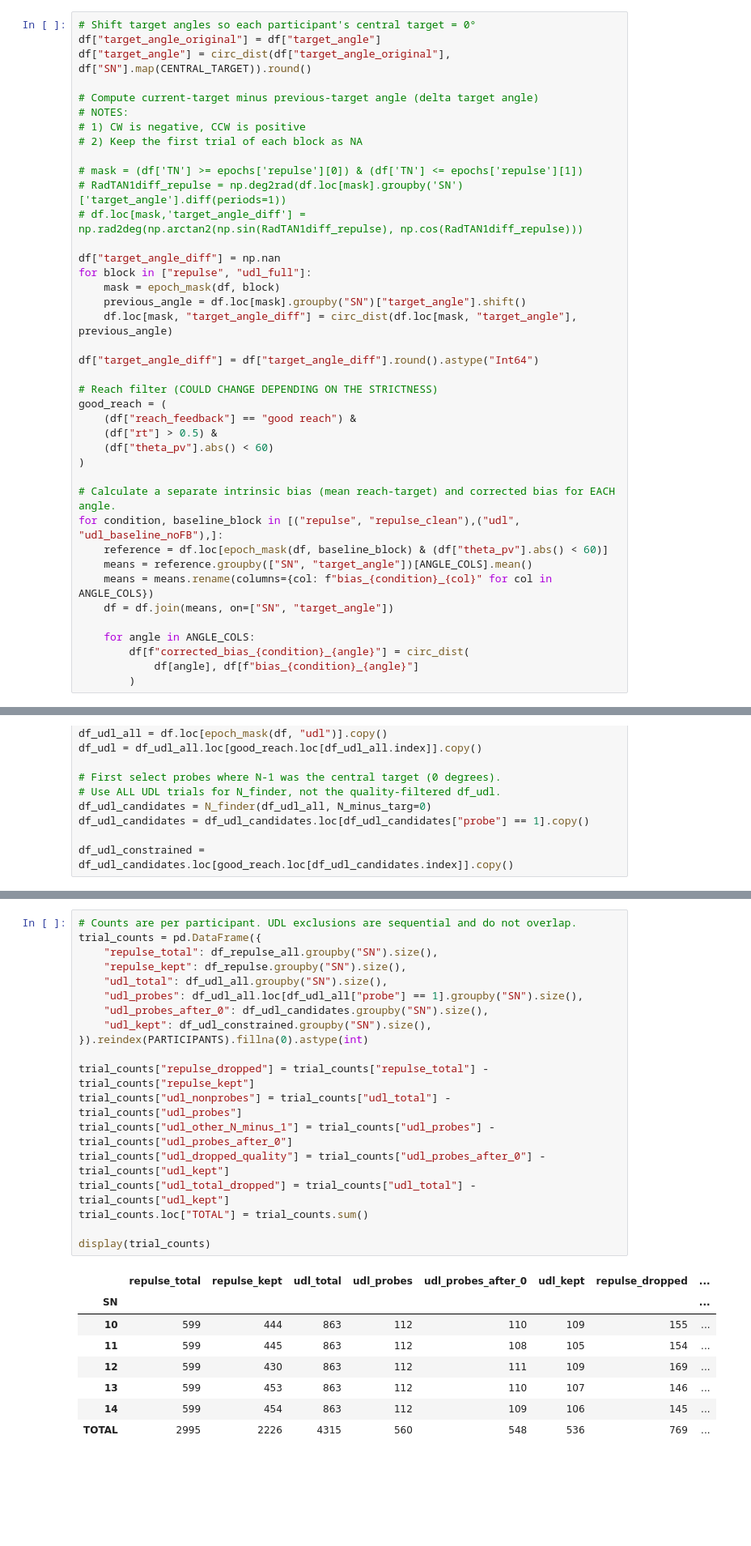
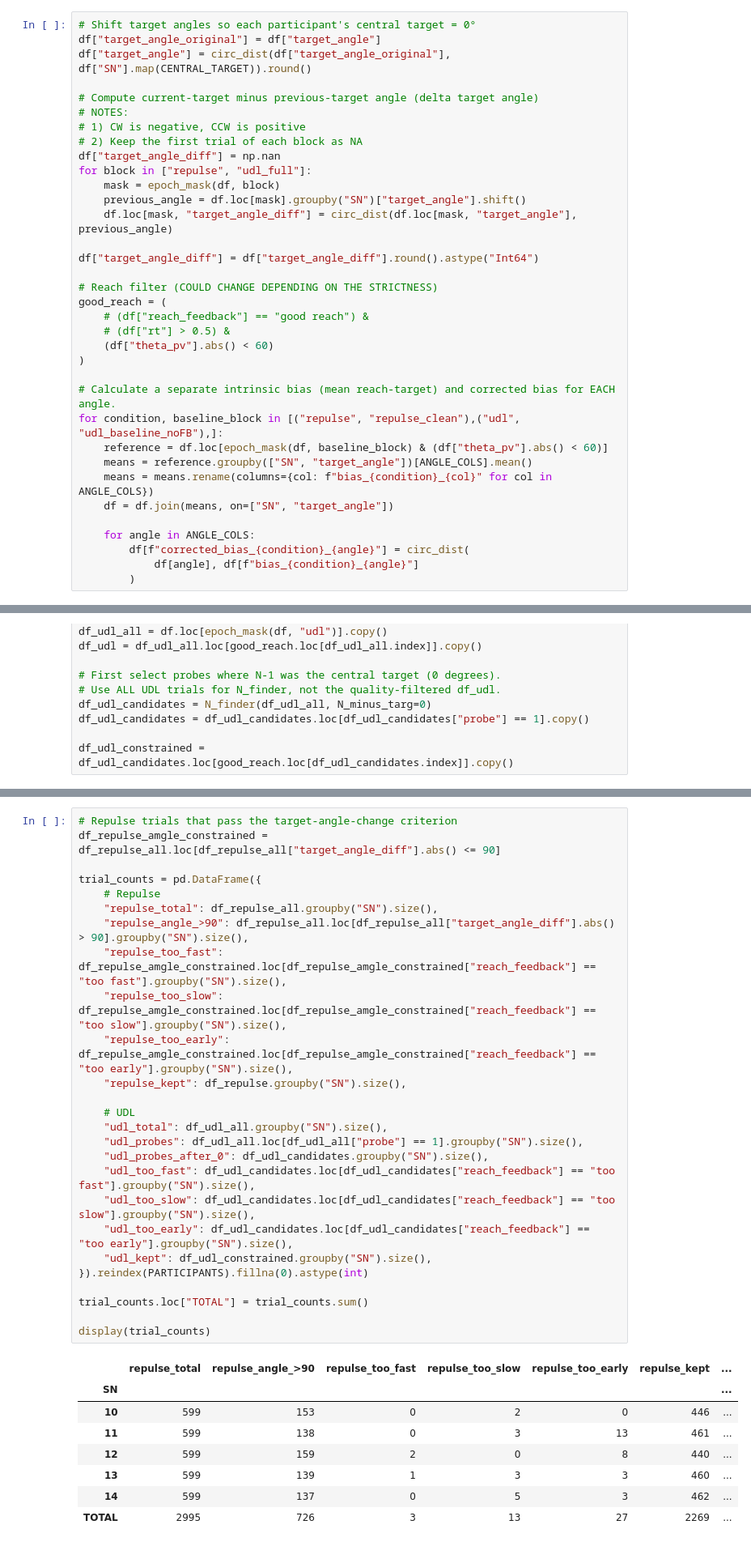
Before and after one commit to abbysun4/UDLR_study, a Jupyter notebook: UDLR_exp1/scripts/UDLR_analysis_SN10+.ipynb, the cells around one changed output, grey strips where cells are left out. Shown at 81% size. Drawn from its saved outputs; the diff is of its cells as text; blank space fills up the shorter version.

```diff
--- a/UDLR_exp1/scripts/UDLR_analysis_SN10+.ipynb
+++ b/UDLR_exp1/scripts/UDLR_analysis_SN10+.ipynb
@@ -148,11 +164,6 @@ df["target_angle"] = circ_dist(df["target_angle_original"], df["SN"].map(CENTRAL
 # NOTES:
 # 1) CW is negative, CCW is positive
 # 2) Keep the first trial of each block as NA
-
-# mask = (df['TN'] >= epochs['repulse'][0]) & (df['TN'] <= epochs['repulse'][1])
-# RadTAN1diff_repulse = np.deg2rad(df.loc[mask].groupby('SN')['target_angle'].diff(periods=1))
-# df.loc[mask,'target_angle_diff'] = np.rad2deg(np.arctan2(np.sin(RadTAN1diff_repulse), np.cos(RadTAN1diff_repulse)))
-
 df["target_angle_diff"] = np.nan
 for block in ["repulse", "udl_full"]:
     mask = epoch_mask(df, block)
@@ -163,8 +174,8 @@ df["target_angle_diff"] = df["target_angle_diff"].round().astype("Int64")
 
 # Reach filter (COULD CHANGE DEPENDING ON THE STRICTNESS)
 good_reach = (
-    (df["reach_feedback"] == "good reach") &
-    (df["rt"] > 0.5) &
+    # (df["reach_feedback"] == "good reach") &
+    # (df["rt"] > 0.5) &
     (df["theta_pv"].abs() < 60)
 )
 
@@ -203,28 +214,35 @@ df_udl_constrained = df_udl_candidates.loc[good_reach.loc[df_udl_candidates.inde
 # %%
-# Counts are per participant. UDL exclusions are sequential and do not overlap.
+# Repulse trials that pass the target-angle-change criterion
+df_repulse_amgle_constrained = df_repulse_all.loc[df_repulse_all["target_angle_diff"].abs() <= 90]
+
 trial_counts = pd.DataFrame({
+    # Repulse
     "repulse_total": df_repulse_all.groupby("SN").size(),
+    "repulse_angle_>90": df_repulse_all.loc[df_repulse_all["target_angle_diff"].abs() > 90].groupby("SN").size(),
+    "repulse_too_fast": df_repulse_amgle_constrained.loc[df_repulse_amgle_constrained["reach_feedback"] == "too fast"].groupby("SN").size(),
+    "repulse_too_slow": df_repulse_amgle_constrained.loc[df_repulse_amgle_constrained["reach_feedback"] == "too slow"].groupby("SN").size(),
+    "repulse_too_early": df_repulse_amgle_constrained.loc[df_repulse_amgle_constrained["reach_feedback"] == "too early"].groupby("SN").size(),
     "repulse_kept": df_repulse.groupby("SN").size(),
+
+    # UDL
     "udl_total": df_udl_all.groupby("SN").size(),
     "udl_probes": df_udl_all.loc[df_udl_all["probe"] == 1].groupby("SN").size(),
     "udl_probes_after_0": df_udl_candidates.groupby("SN").size(),
+    "udl_too_fast": df_udl_candidates.loc[df_udl_candidates["reach_feedback"] == "too fast"].groupby("SN").size(),
+    "udl_too_slow": df_udl_candidates.loc[df_udl_candidates["reach_feedback"] == "too slow"].groupby("SN").size(),
+    "udl_too_early": df_udl_candidates.loc[df_udl_candidates["reach_feedback"] == "too early"].groupby("SN").size(),
     "udl_kept": df_udl_constrained.groupby("SN").size(),
 }).reindex(PARTICIPANTS).fillna(0).astype(int)
 
-trial_counts["repulse_dropped"] = trial_counts["repulse_total"] - trial_counts["repulse_kept"]
-trial_counts["udl_nonprobes"] = trial_counts["udl_total"] - trial_counts["udl_probes"]
-trial_counts["udl_other_N_minus_1"] = trial_counts["udl_probes"] - trial_counts["udl_probes_after_0"]
-trial_counts["udl_dropped_quality"] = trial_counts["udl_probes_after_0"] - trial_counts["udl_kept"]
-trial_counts["udl_total_dropped"] = trial_counts["udl_total"] - trial_counts["udl_kept"]
 trial_counts.loc["TOTAL"] = trial_counts.sum()
 
 display(trial_counts)
 # %% [output]
-|  | repulse_total | repulse_kept | udl_total | udl_probes | udl_probes_after_0 | udl_kept | repulse_dropped | ... |
-| SN |  |  |  |  |  |  |  | ... |
-| 10 | 599 | 444 | 863 | 112 | 110 | 109 | 155 | ... |
-| 11 | 599 | 445 | 863 | 112 | 108 | 105 | 154 | ... |
-| 12 | 599 | 430 | 863 | 112 | 111 | 109 | 169 | ... |
-| 13 | 599 | 453 | 863 | 112 | 110 | 107 | 146 | ... |
-| 14 | 599 | 454 | 863 | 112 | 109 | 106 | 145 | ... |
-| TOTAL | 2995 | 2226 | 4315 | 560 | 548 | 536 | 769 | ... |
+|  | repulse_total | repulse_angle_>90 | repulse_too_fast | repulse_too_slow | repulse_too_early | repulse_kept | ... |
+| SN |  |  |  |  |  |  | ... |
+| 10 | 599 | 153 | 0 | 2 | 0 | 446 | ... |
+| 11 | 599 | 138 | 0 | 3 | 13 | 461 | ... |
+| 12 | 599 | 159 | 2 | 0 | 8 | 440 | ... |
+| 13 | 599 | 139 | 1 | 3 | 3 | 460 | ... |
+| 14 | 599 | 137 | 0 | 5 | 3 | 462 | ... |
+| TOTAL | 2995 | 726 | 3 | 13 | 27 | 2269 | ... |
```
Also changed, not shown: parts of 12 cells of this notebook.
